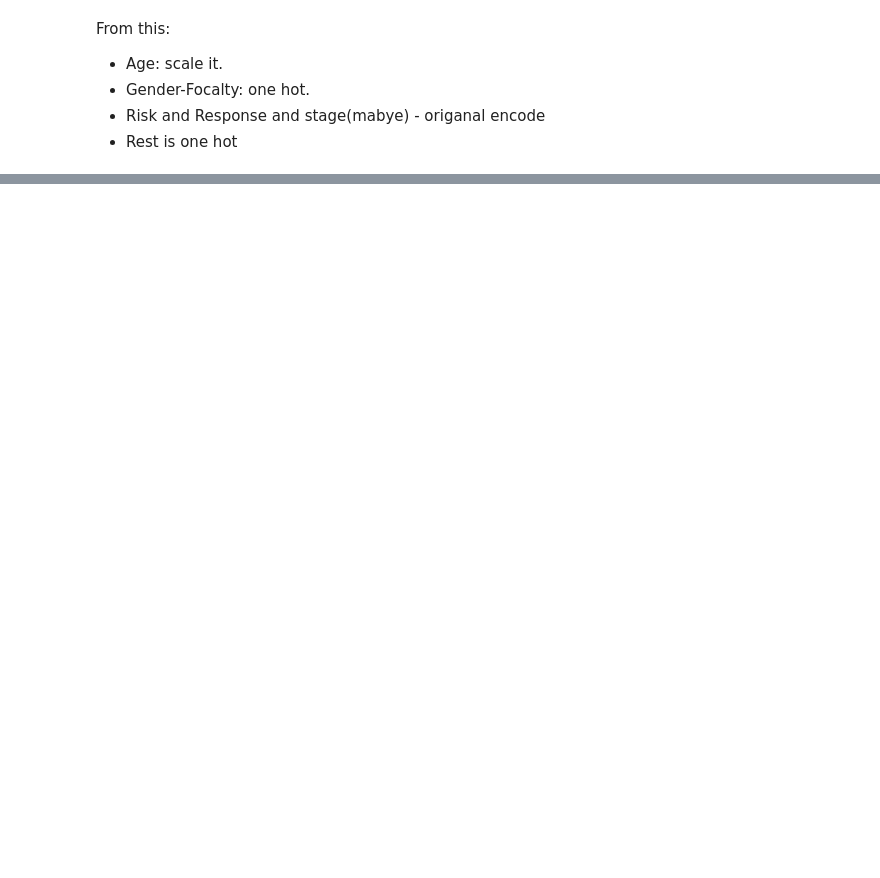
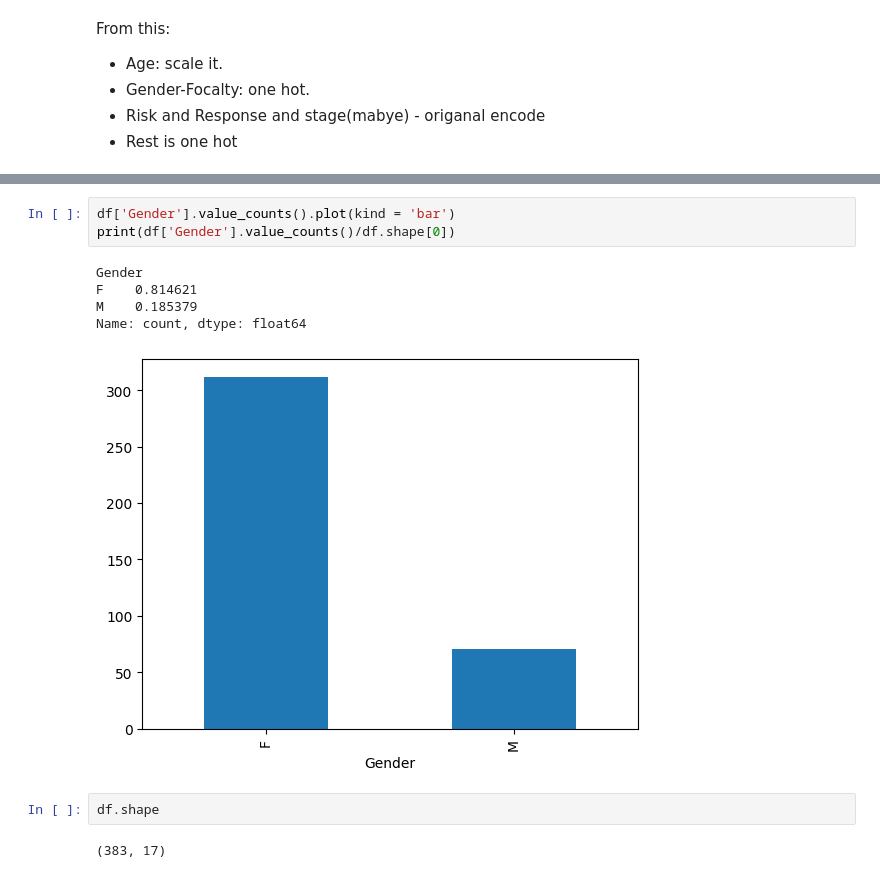
Before and after one commit to AntuFTW/Thyroid-Cancer-Reccurence-Prediction, a Jupyter notebook: data_vis.ipynb, the cells around one changed output, grey strips where cells are left out. Drawn from its saved outputs; the diff is of its cells as text; blank space fills up the shorter version.

```diff
--- a/data_vis.ipynb
+++ b/data_vis.ipynb
@@ -81,2 +136,15 @@ From this:
+# %%
+df['Gender'].value_counts().plot(kind = 'bar')
+print(df['Gender'].value_counts()/df.shape[0])
+# %% [output]
+Gender
+F    0.814621
+M    0.185379
+Name: count, dtype: float64
+[figure, added]
+# %%
+df.shape
+# %% [output]
+(383, 17)
 # %%
 # %% [output]
```
Also changed, not shown: parts of 10 cells of this notebook, 1 other file.
